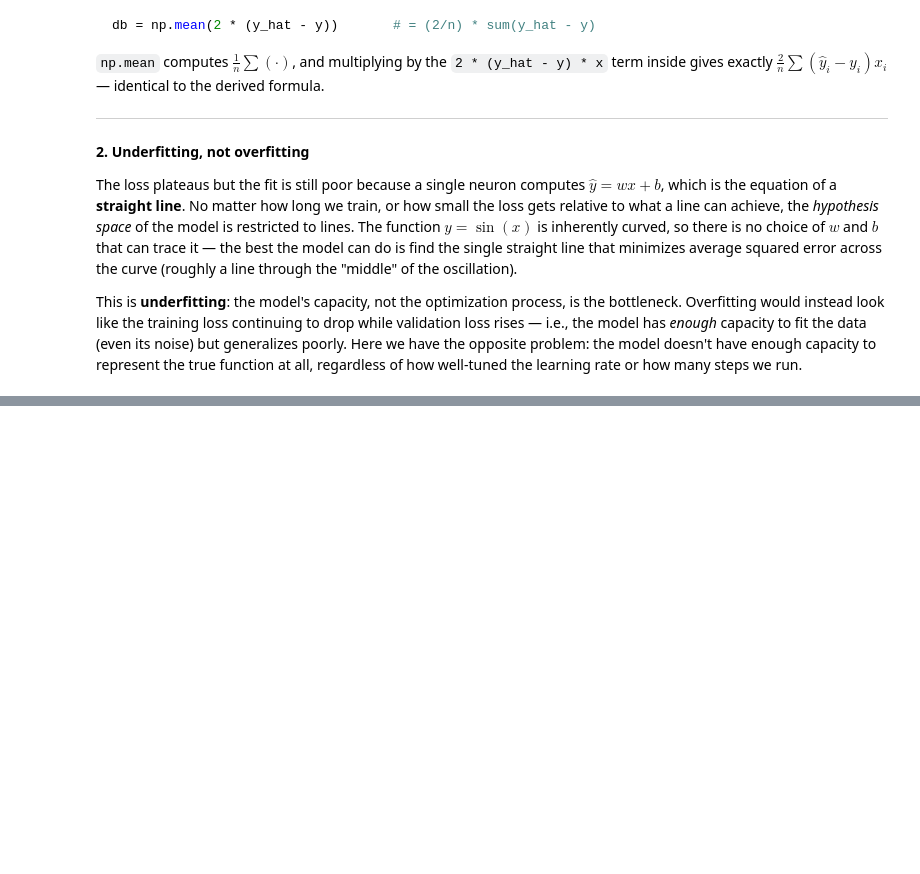
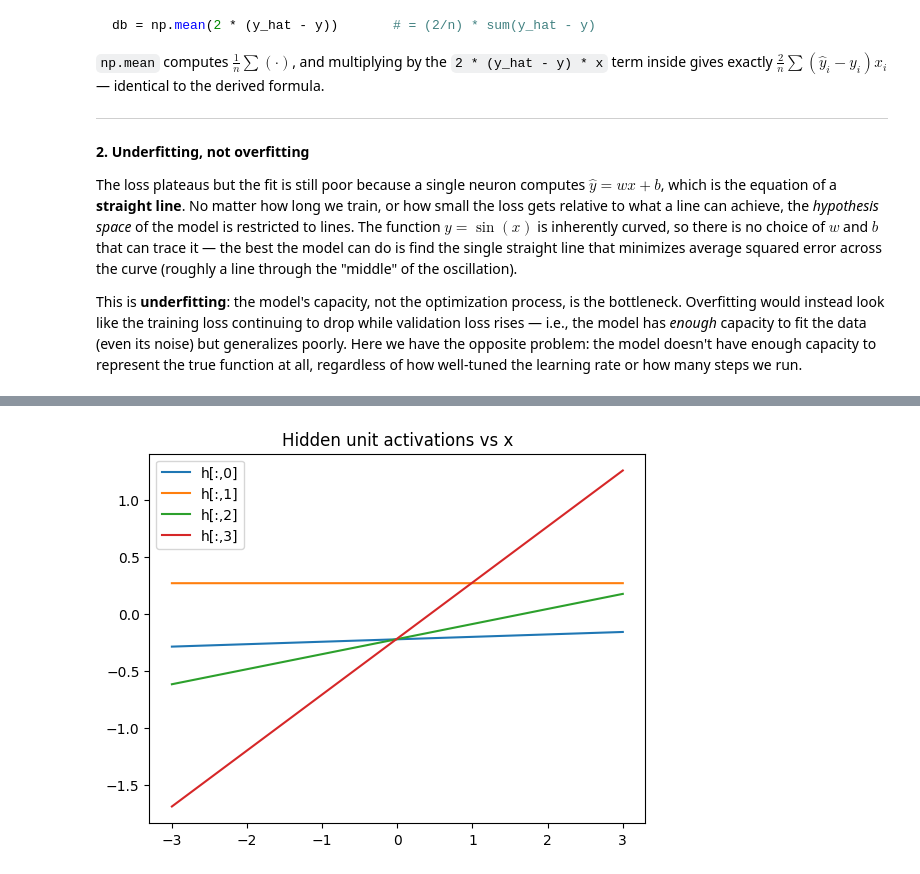
Before and after one commit to syntaxJD/lab-3, a Jupyter notebook: lab_3.ipynb, the cells around one changed output, grey strips where cells are left out. Cells and saved outputs as stored; diff of their text form; code cells hidden in the pictures; blank space fills up the shorter version.

```diff
--- a/lab_3.ipynb
+++ b/lab_3.ipynb
@@ -115,3 +121,12 @@ db = np.mean(2 * (y_hat - y))       # = (2/n) * sum(y_hat - y)
 The loss plateaus but the fit is still poor because a single neuron computes $\hat{y} = wx + b$, which is the equation of a **straight line**. No matter how long we train, or how small the loss gets relative to what a line can achieve, the *hypothesis space* of the model is restricted to lines. The function $y = \sin(x)$ is inherently curved, so there is no choice of $w$ and $b$ that can trace it — the best the model can do is find the single straight line that minimizes average squared error across the curve (roughly a line through the "middle" of the oscillation).
 
 This is **underfitting**: the model's capacity, not the optimization process, is the bottleneck. Overfitting would instead look like the training loss continuing to drop while validation loss rises — i.e., the model has *enough* capacity to fit the data (even its noise) but generalizes poorly. Here we have the opposite problem: the model doesn't have enough capacity to represent the true function at all, regardless of how well-tuned the learning rate or how many steps we run.
+# %%
+np.random.seed(RANDOM_STATE)
+W1 = np.random.randn(1, 8) * 0.5
+b1 = np.random.randn(8) * 0.5
+W2 = np.random.randn(8, 1) * 0.5
+b2 = np.random.randn(1) * 0.5
+
+x_col = x.reshape(-1, 1)
+y_col = y.reshape(-1, 1)
@@ -117,0 +222,9 @@ This is **underfitting**: the model's capacity, not the optimization process, is
+# %%
+plt.figure()
+for i in range(4):
+    plt.plot(x[order], h[order, i], label=f"h[:,{i}]")
+plt.legend()
+plt.title("Hidden unit activations vs x")
+plt.show()
+# %% [output]
+[figure, added]
```
Also changed, not shown: parts of 8 cells of this notebook.
